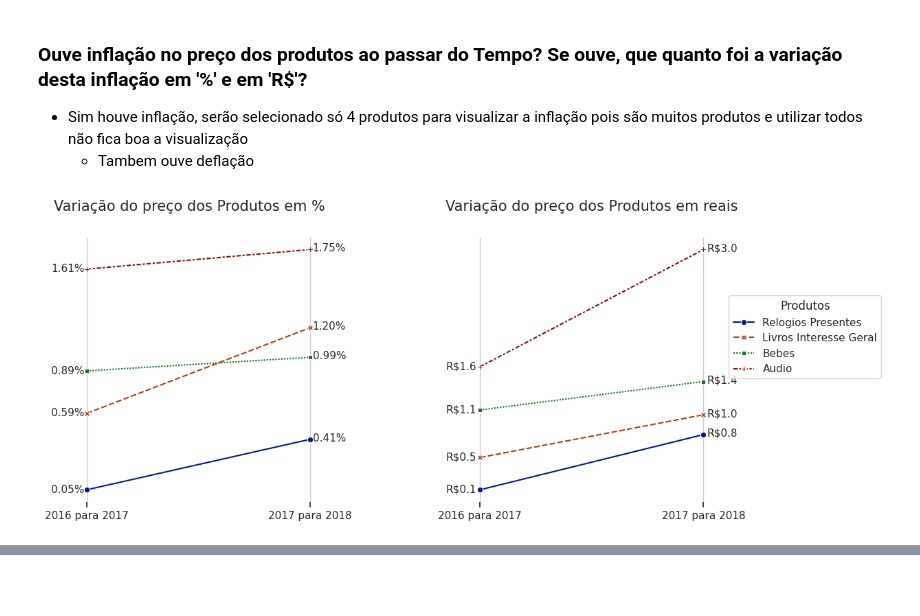
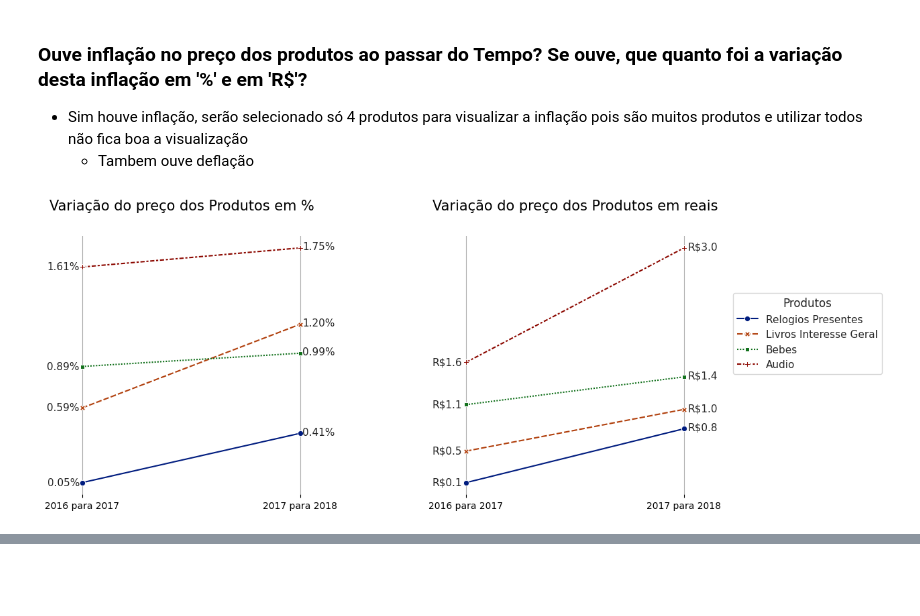
Before and after one commit to kaladabrio2020/Compass.Uol.DataScience, a Jupyter notebook: Sprint 01/ProjetoSprint01/ProjetoSprint01.ipynb, the cells around one changed output, grey strips where cells are left out. Drawn from its saved outputs; the diff is of its cells as text; code cells hidden in the pictures.

Commit message:
projeto sprint 01

```diff
--- a/Sprint 01/ProjetoSprint01/ProjetoSprint01.ipynb
+++ b/Sprint 01/ProjetoSprint01/ProjetoSprint01.ipynb
@@ -15,7 +15,7 @@ from pyspark.sql.types import *
 Criando Seção no spark
 # %%
 spark = SparkSession.builder\
-    .appName('ProjetoSprint01-Desafio')\
+    .appName('ProjetoSprint01')\
     .getOrCreate()
 # %% [markdown]
 ### Carregando dados usando pyspark
@@ -829,32 +829,32 @@ for column, axis in zip(columns, ax.flatten()):
 
     sea.lineplot(
         inflacaoDf, x='ano', y=column, ax=axis, legend= legends,
         hue = 'produtos', style = "produtos", markers=True, palette=sea.color_palette('dark', n_colors=4)
     )
 
     axis.set_ylabel('')
     axis.set_xlabel('')
     axis.spines[['right','top','bottom','left']].set_visible(False)
     axis.grid(True,axis='x')
     axis.set_xticks([2017,2018],labels=['2016 para 2017','2017 para 2018'])
     axis.set_yticks([])
 
     for index, row in inflacaoDf.iterrows():
 
         char = (
             f'{row[column]:.2f}%' if (column == 'porcentagem') else f'R${row[column]:.1f}'
             )
 
         if row['ano']==2017:
             axis.annotate(char, (row['ano'], row[column]), textcoords="offset points",
                             xytext=(-20,-3), ha='center',size=11)
         else:
             axis.annotate(char, (row['ano'], row[column]), textcoords="offset points",
                            xytext=(20,-2), ha='center', size=11)
 
 ax[0].set_title('Variação do preço dos Produtos em %    ', size=15, y=1.08)
 ax[1].set_title('Variação do preço dos Produtos em reais', size=15, y=1.08)
-ax[1].legend(bbox_to_anchor=(0,0.8,1.7,0)).set_title('Produtos')
+ax[1].legend(bbox_to_anchor=(0,0.8,1.8,0)).set_title('Produtos')
 plt.show()
 # %% [output]
-[figure, old version]
+[figure, new version]
```
Also changed, not shown: parts of 3 cells of this notebook, 1 other file.
